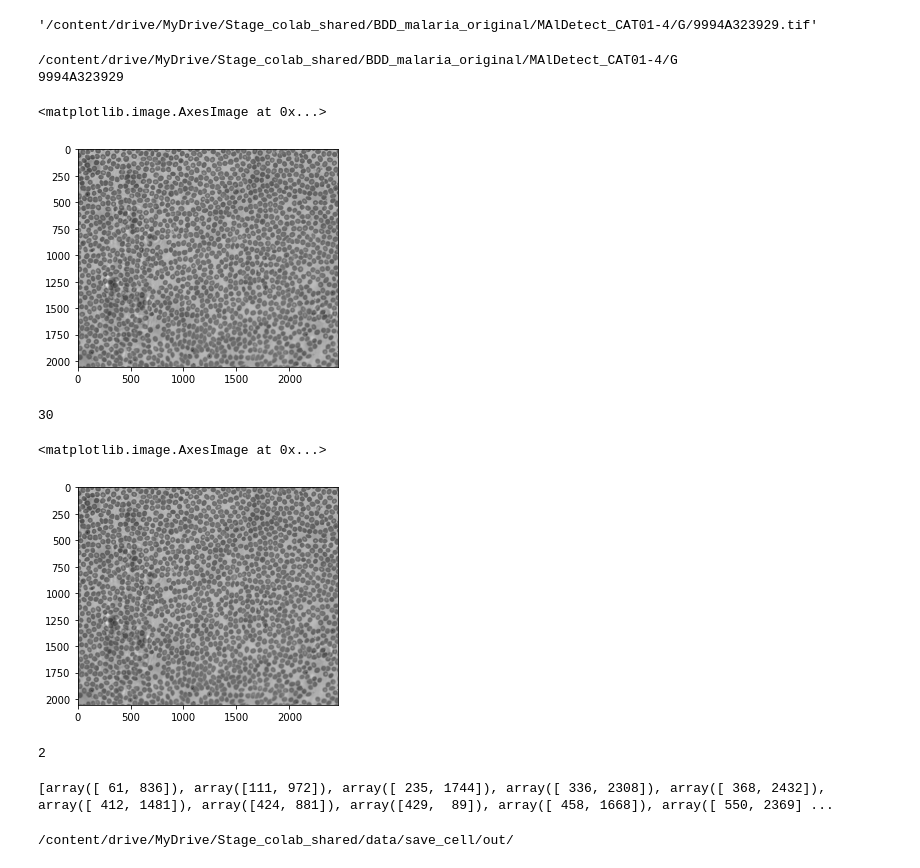
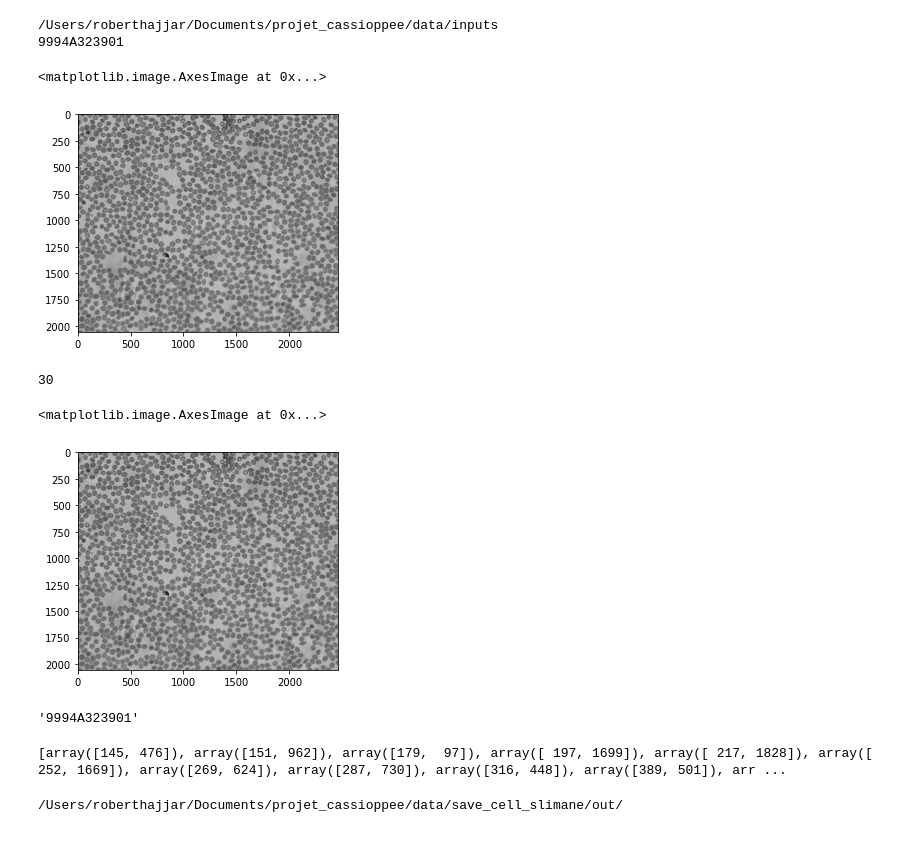
Before and after one commit to rhajjar/projet_cassioppee, a Jupyter notebook: notebooks/Segmentation.ipynb, the cells around one changed output. Saved outputs shown, nothing was run; the diff lists cells and outputs as text; code cells hidden in the pictures.

Commit message:
Modified Segementation Notebook and added data folders

```diff
--- a/notebooks/Segmentation.ipynb
+++ b/notebooks/Segmentation.ipynb
@@ -33,74 +33,60 @@ from skimage.morphology import disk,black_tophat
 from skimage.measure    import regionprops
 from skimage.io         import imsave
 # %%
-travel="/content/drive/MyDrive/Stage_colab_shared/BDD_malaria_original/MAlDetect_CAT01-4/G" # travel picture input
-travel_output_image="/content/drive/MyDrive/Stage_colab_shared/data/save_cell_slimane/" # travel output image
-travel_output_dataset="/content/drive/MyDrive/Stage_colab_shared/data/save_cell_slimane/out/" # travel output dataset
+travel = os.path.join(ROOT, 'data/inputs')
+travel_output_image = os.path.join(ROOT, 'data/save_cell_slimane/')
+travel_output_dataset = os.path.join(ROOT, 'data/save_cell_slimane/out/')
+#travel="/content/drive/MyDrive/Stage_colab_shared/BDD_malaria_original/MAlDetect_CAT01-4/G" # travel picture input
+#travel_output_image="/content/drive/MyDrive/Stage_colab_shared/data/save_cell_slimane/" # travel output image
+#travel_output_dataset="/content/drive/MyDrive/Stage_colab_shared/data/save_cell_slimane/out/" # travel output dataset
 
 
 label=True
-# %%
-images=[]
-file=os.listdir(travel)
-names =[]
-
-for i in file:
-    images.append(travel+'/'+i)
-    names.append(i)
-# print(images)
-#choice your image.
-image=images[3]
-# %%
-image
-# %% [output]
-'/content/drive/MyDrive/Stage_colab_shared/BDD_malaria_original/MAlDetect_CAT01-4/G/9994A323929.tif'
 # %%
-#extraction images and choice of image.
-
-#extraction image in folder and create list of travel.
 images=[]
 file=os.listdir(travel)
 names =[]
 
 for i in file:
-    images.append(travel+'/'+i)
-    names.append(i)
-# print(images)
+    if i not in ['labeled', 'examples', '.DS_Store']:
+        images.append(os.path.join(travel, i))
+        names.append(i)
+
 #choice your image.
 image=images[3]
 name = names[3].split(".")[0]
 # print(image)
 # print(len(images))
 raw_select = 0
 #if is a raw image choose the first
 image, titles, travels=ouvrir(image)
 print(travel)
 raw_imgs = image
 if image.shape[0]==35:
     image=image[0,:,:]
 
 #normalise image
 if image.dtype!='uint8':
     img_cr=(image -image.min())/(image.max()-image.min())
     image=img_cr*255
     del(img_cr)
     image=np.array(image, dtype='uint8')
 
 
 titles = titles.split( )[1]
 
 print(titles)
 
 #plot image
 plt.figure()
 plt.imshow(image, cmap='gray')
 
 # print(travel_output_dataset)
 # %% [output]
-/content/drive/MyDrive/Stage_colab_shared/BDD_malaria_original/MAlDetect_CAT01-4/G
-9994A323929
+/Users/roberthajjar/Documents/projet_cassioppee/data/inputs
+9994A323901
 <matplotlib.image.AxesImage at 0x...>
-[figure, old version]
+[figure, new version]
 # %%
 print(len(images))
 # %% [output]
@@ -125,7 +111,7 @@ plt.figure()
 plt.imshow(image,cmap='gray')
 # %% [output]
 <matplotlib.image.AxesImage at 0x...>
-[figure, old version]
+[figure, new version]
 # %%
 def extract_imagette(image, labeled,raw, coords_para, coords_distrac,cells_mean=60, size1=71, size2=71,
                      travel_output=os.getcwd()+"_output/", tophat=False, zoro=False,mask=False):
@@ -325,18 +311,16 @@ def extract_imagette(image, labeled,raw, coords_para, coords_distrac,cells_mean=
             return list_para
     else:
         return None
-# %%
-a=5
-b=2
-a=b
-print(a)
-# %% [output]
-2
+# %%
+name
+# %% [output]
+'9994A323901'
 # %%
 #%%
 #extract parasite coords.
 if label :
-    coords_para=pd.read_csv("/content/drive/MyDrive/Stage_colab_shared/BDD_malaria_original/CAT01-4/csv/"+name+".csv", sep=';')
+    csv_path = os.path.join(ROOT, 'data/csv/', name + ".csv")
+    coords_para=pd.read_csv(csv_path, sep=';')
     #coords_para=detect_para (image,zoro, verbose=True, title='image', thres=10)
 else :
     coords_para=[[],[]]
@@ -344,8 +328,8 @@ else :
 coords_para = np.array(coords_para)
 print(list(coords_para))
 # %% [output]
-[array([ 61, 836]), array([111, 972]), array([ 235, 1744]), array([ 336, 2308]), array([ 368, 2432]), array([ 412, 1481]), array([424, 881]), array([429,  89]), array([ 458, 1668]), array([ 550, 2369] ...
+[array([145, 476]), array([151, 962]), array([179,  97]), array([ 197, 1699]), array([ 217, 1828]), array([ 252, 1669]), array([269, 624]), array([287, 730]), array([316, 448]), array([389, 501]), arr ...
 # %%
 print(travel_output_dataset)
 # %% [output]
-/content/drive/MyDrive/Stage_colab_shared/data/save_cell/out/
+/Users/roberthajjar/Documents/projet_cassioppee/data/save_cell_slimane/out/
```
Also changed, not shown: parts of 2 cells of this notebook, 3 other files.
